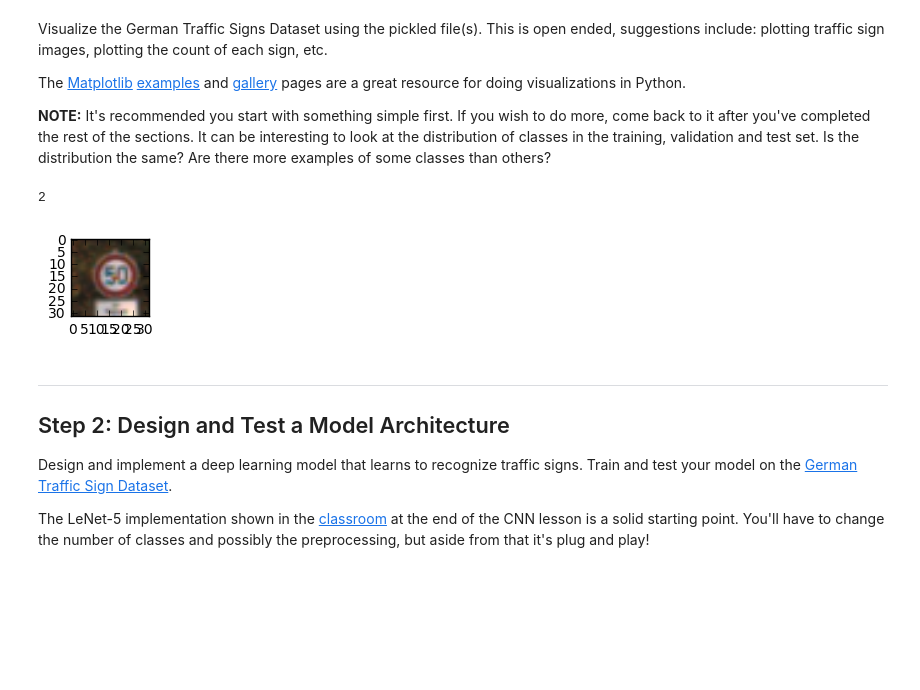
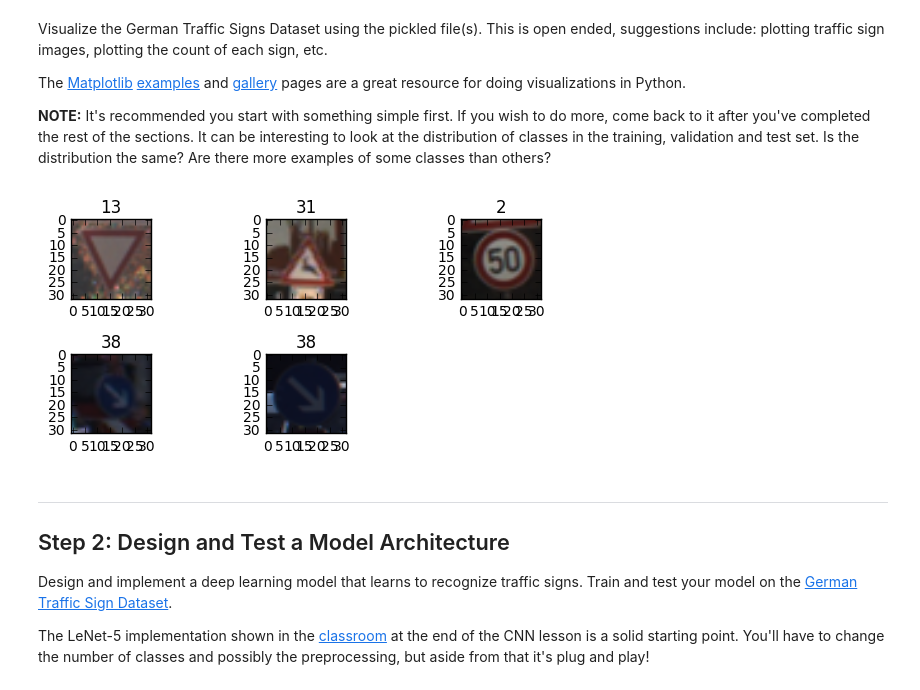
Before and after one commit to kzinmr/CarND-Traffic-Sign-Classifier-Project, a Jupyter notebook: Traffic_Sign_Classifier.ipynb, the cells around one changed output. Drawn from its saved outputs; the diff is of its cells as text; code cells hidden in the pictures; blank space fills up the shorter version.

```diff
--- a/Traffic_Sign_Classifier.ipynb
+++ b/Traffic_Sign_Classifier.ipynb
@@ -141,15 +141,16 @@ import matplotlib.pyplot as plt
 # %%
 import random
 
-index = random.randint(0, len(X_train))
-image = X_train[index].squeeze()
-
-plt.figure(figsize=(1,1))
-plt.imshow(image, cmap="gray")
-print(y_train[index])
+for i in range(5):
+    index = random.randint(0, len(X_train))
+    image = X_train[index].squeeze()
+    plt.subplot(3, 3, i+1)
+    plt.imshow(image)
+    plt.title(y_train[index])
+plt.tight_layout()
+plt.show()
 # %% [output]
-2
-[figure, old version]
+[figure, new version]
 # %% [markdown]
 ----
 
```
Also changed, not shown: parts of 36 cells of this notebook, 19 other files.
